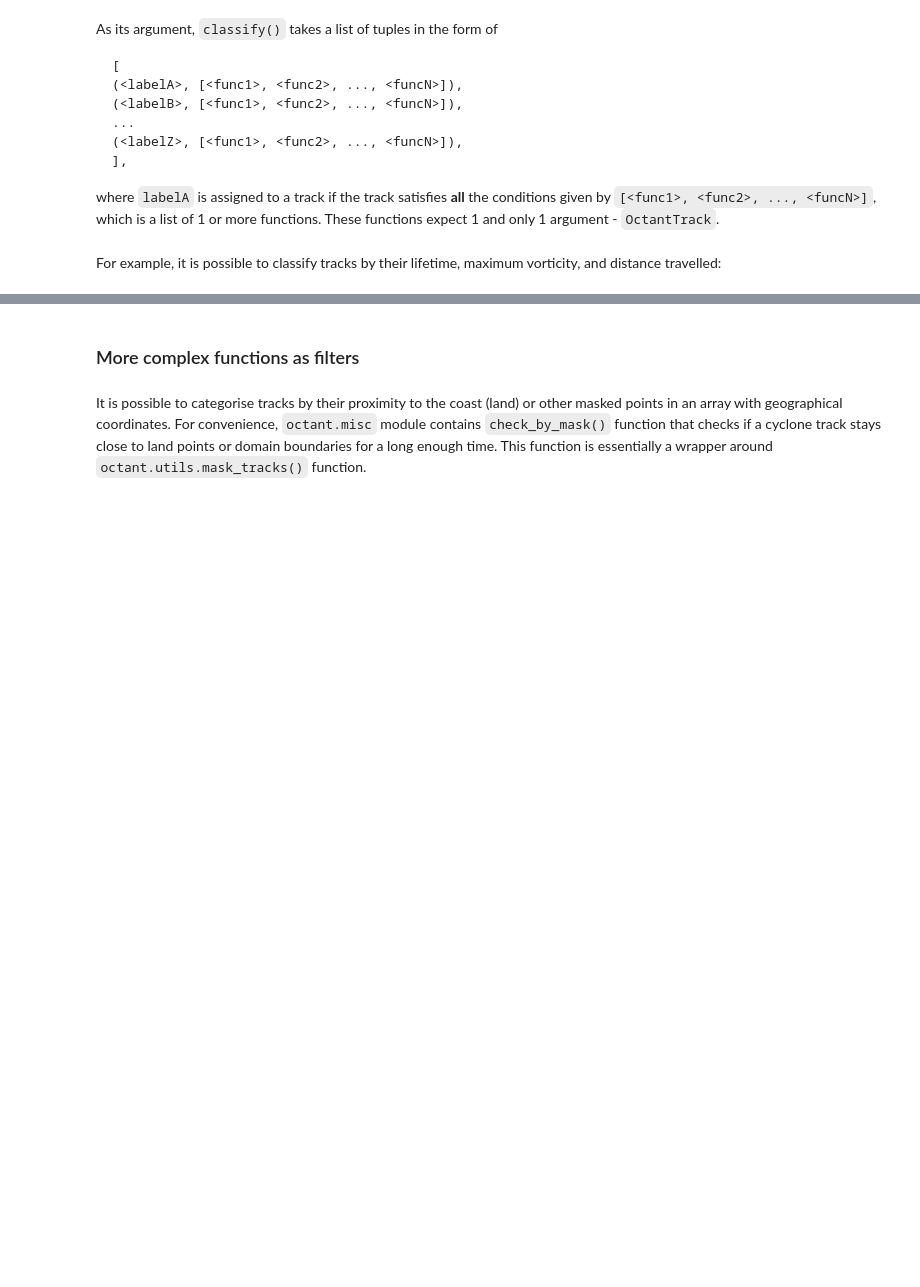
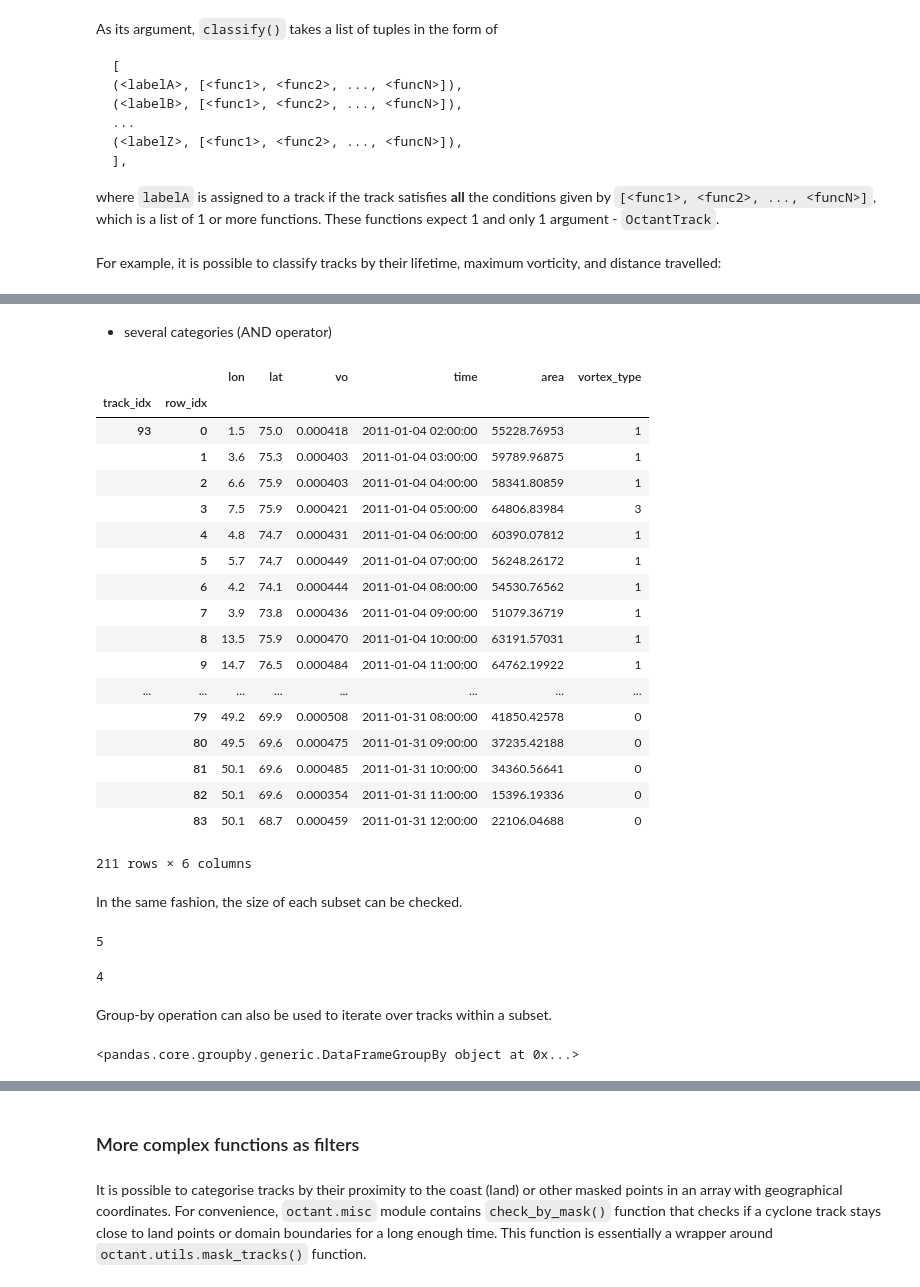
Before and after one commit to dennissergeev/octant, a Jupyter notebook: examples/01_Categorisation.ipynb, the cells around one changed output, grey strips where cells are left out. Saved outputs shown, nothing was run; the diff lists cells and outputs as text; code cells hidden in the pictures; blank space fills up the shorter version.

```diff
--- a/examples/01_Categorisation.ipynb
+++ b/examples/01_Categorisation.ipynb
@@ -97,0 +154,40 @@ In this case, "long_lived" do not include the 18 tracks, of which 15 are "far_tr
+# %% [markdown]
+* several categories (AND operator)
+# %%
+tr[["strong", "long_lived"]]
+# %% [output]
+|  |  | lon | lat | vo | time | area | vortex_type |
+| track_idx | row_idx |  |  |  |  |  |  |
+| 93 | 0 | 1.5 | 75.0 | 0.000418 | 2011-01-04 02:00:00 | 55228.76953 | 1 |
+|  | 1 | 3.6 | 75.3 | 0.000403 | 2011-01-04 03:00:00 | 59789.96875 | 1 |
+|  | 2 | 6.6 | 75.9 | 0.000403 | 2011-01-04 04:00:00 | 58341.80859 | 1 |
+|  | 3 | 7.5 | 75.9 | 0.000421 | 2011-01-04 05:00:00 | 64806.83984 | 3 |
+|  | 4 | 4.8 | 74.7 | 0.000431 | 2011-01-04 06:00:00 | 60390.07812 | 1 |
+|  | 5 | 5.7 | 74.7 | 0.000449 | 2011-01-04 07:00:00 | 56248.26172 | 1 |
+|  | 6 | 4.2 | 74.1 | 0.000444 | 2011-01-04 08:00:00 | 54530.76562 | 1 |
+|  | 7 | 3.9 | 73.8 | 0.000436 | 2011-01-04 09:00:00 | 51079.36719 | 1 |
+|  | 8 | 13.5 | 75.9 | 0.000470 | 2011-01-04 10:00:00 | 63191.57031 | 1 |
+|  | 9 | 14.7 | 76.5 | 0.000484 | 2011-01-04 11:00:00 | 64762.19922 | 1 |
+| ... | ... | ... | ... | ... | ... | ... | ... |
+|  | 79 | 49.2 | 69.9 | 0.000508 | 2011-01-31 08:00:00 | 41850.42578 | 0 |
+|  | 80 | 49.5 | 69.6 | 0.000475 | 2011-01-31 09:00:00 | 37235.42188 | 0 |
+|  | 81 | 50.1 | 69.6 | 0.000485 | 2011-01-31 10:00:00 | 34360.56641 | 0 |
+|  | 82 | 50.1 | 69.6 | 0.000354 | 2011-01-31 11:00:00 | 15396.19336 | 0 |
+|  | 83 | 50.1 | 68.7 | 0.000459 | 2011-01-31 12:00:00 | 22106.04688 | 0 |
+211 rows × 6 columns
+# %% [markdown]
+In the same fashion, the size of each subset can be checked.
+# %%
+tr.size("strong")
+# %% [output]
+5
+# %%
+tr.size(["long_lived", "strong"])
+# %% [output]
+4
+# %% [markdown]
+Group-by operation can also be used to iterate over tracks within a subset.
+# %%
+tr["strong"].gb
+# %% [output]
+<pandas.core.groupby.generic.DataFrameGroupBy object at 0x...>
```
Also changed, not shown: parts of 49 cells of this notebook, 5 other files.
